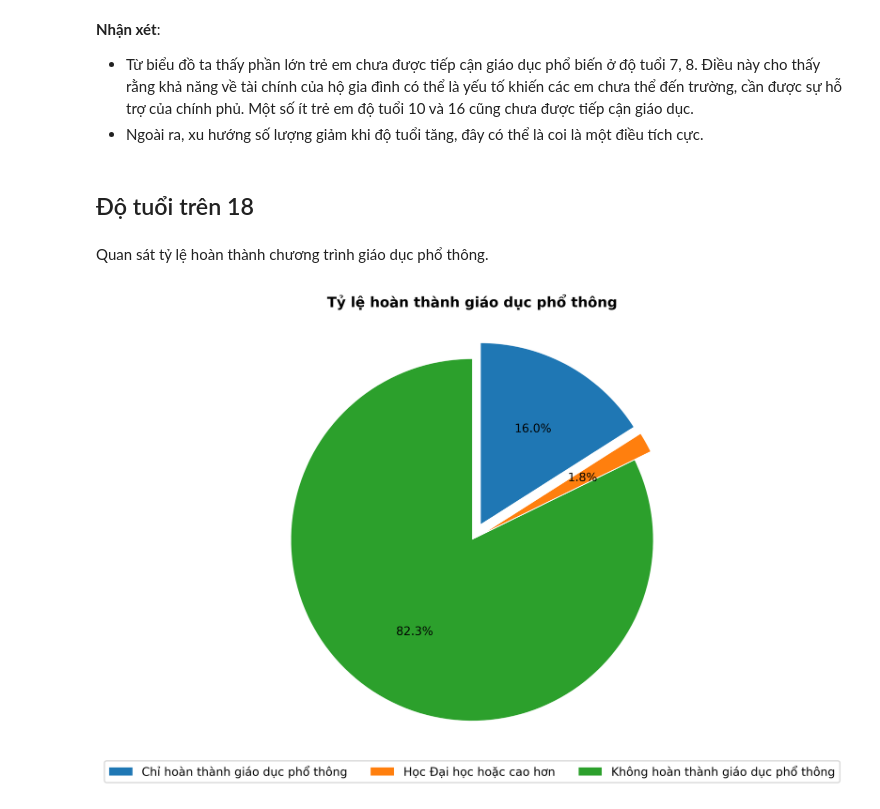
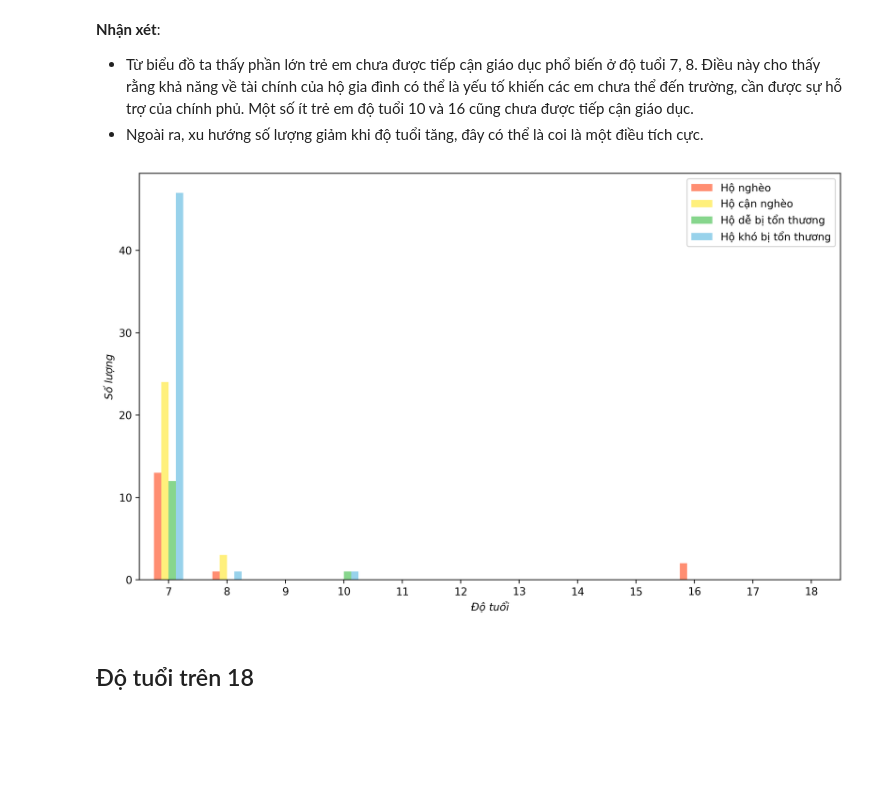
Before and after one commit to iam-Dylan/costa-rican-household, a Jupyter notebook: source/eda_DK.ipynb, the cells around one changed output. Drawn from its saved outputs; the diff is of its cells as text; code cells hidden in the pictures; blank space fills up the shorter version.

```diff
--- a/source/eda_DK.ipynb
+++ b/source/eda_DK.ipynb
@@ -194,5 +200,22 @@ plt.title('Số lượng trẻ em chưa được tiếp cận giáo dục ở t
 **Nhận xét**:
 - Từ biểu đồ ta thấy phần lớn trẻ em chưa được tiếp cận giáo dục phổ biến ở độ tuổi 7, 8. Điều này cho thấy rằng khả năng về tài chính của hộ gia đình có thể là yếu tố khiến các em chưa thể đến trường, cần được sự hỗ trợ của chính phủ. Một số ít trẻ em độ tuổi 10 và 16 cũng chưa được tiếp cận giáo dục.
 - Ngoài ra, xu hướng số lượng giảm khi độ tuổi tăng, đây có thể là coi là một điều tích cực.
+# %%
+non_enrollment_by_target = under_18.loc[under_18['age'] > 6, ['age', 'escolari', 'Target']].copy()
+non_enrollment_by_target.loc[non_enrollment_by_target['escolari'] == 0, 'escolari'] = -1
+non_enrollment_by_target.loc[non_enrollment_by_target['escolari'] > 0, 'escolari'] = 0
+non_enrollment_by_target['escolari'] *= -1
+non_enrollment_by_target = non_enrollment_by_target.groupby(['age', 'Target']).sum()
+
+non_enrollment_by_target = non_enrollment_by_target.stack().unstack([-2,-1]).rename_axis((None, None), axis=1)
+non_enrollment_by_target.columns = non_enrollment_by_target.columns.droplevel(1)
+# %%
+non_enrollment_by_target.plot(kind='bar', color=['#FF8E72', '#fff07c', '#87D68D', '#98d2eb']);
+plt.xlabel('Độ tuổi', style='italic');
+plt.xticks(rotation=0);
+plt.ylabel('Số lượng', style='italic');
+plt.legend(['Hộ nghèo', 'Hộ cận nghèo', 'Hộ dễ bị tổn thương', 'Hộ khó bị tổn thương']);
+# %% [output]
+[figure, added]
 # %% [markdown]
 ## Độ tuổi trên 18
@@ -201,15 +221,0 @@ over_18 = all_data[all_data['age'] >= 18].copy()
-# %% [markdown]
-Quan sát tỷ lệ hoàn thành chương trình giáo dục phổ thông.
-# %%
-columns = ['instlevel7', 'instlevel8', 'instlevel9']
-complete = over_18[columns[1:]].sum(axis=0)
-non_complete = over_18.loc[over_18['instlevel7'] == 0, 'instlevel7'].count()
-
-plt.pie([complete['instlevel8'], complete['instlevel9'], non_complete], explode=[0.1, 0.1, 0.],
-        labels=['Chỉ hoàn thành giáo dục phổ thông', 'Học Đại học hoặc cao hơn', 'Không hoàn thành giáo dục phổ thông'], labeldistance=None,
-        autopct='%1.1f%%', pctdistance=.6,
-        startangle=90, counterclock=False);
-plt.legend(loc='lower center', bbox_to_anchor=(0.5, -0.05), ncol=3);
-plt.title('Tỷ lệ hoàn thành giáo dục phổ thông', fontdict={'weight':'bold'});
-# %% [output]
-[figure, removed]
```
Also changed, not shown: parts of 8 cells of this notebook.
